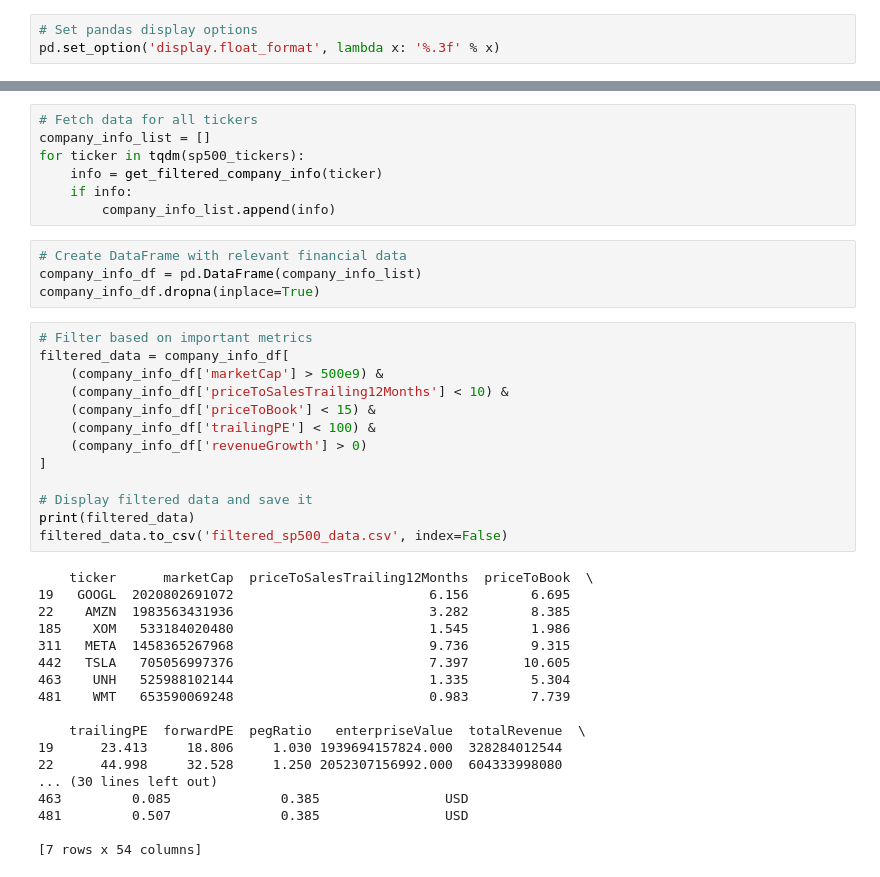
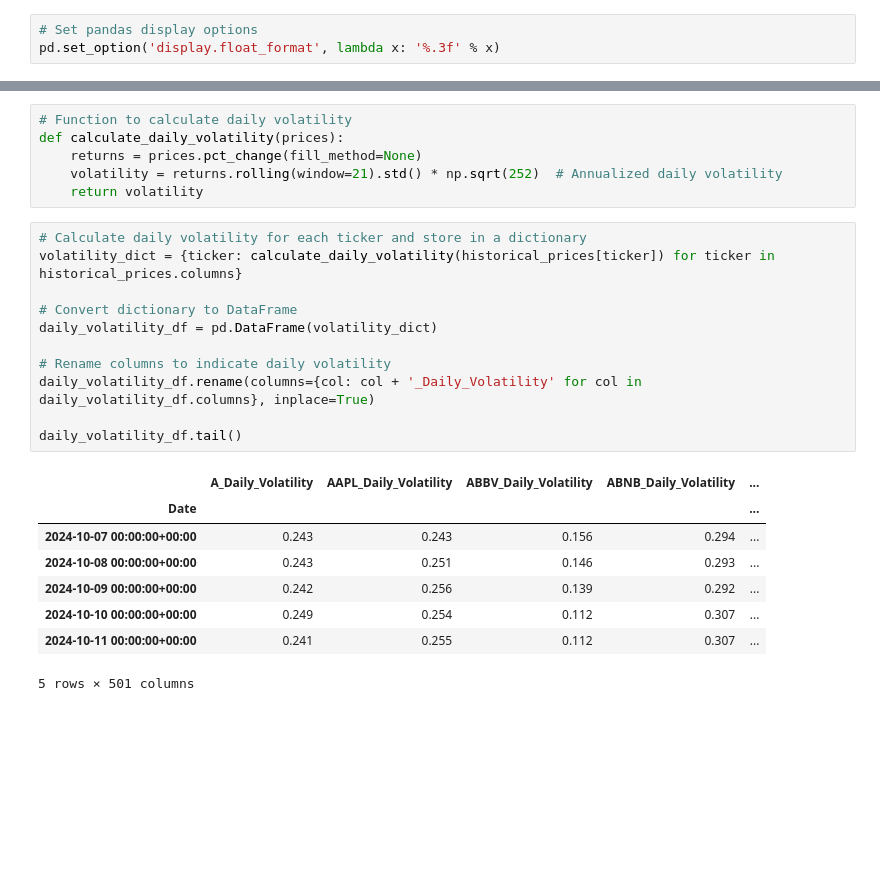
Before and after one commit to Corey-Holton/Group_project_2, a Jupyter notebook: notebooks/corey_exploration/New.ipynb, the cells around one changed output, grey strips where cells are left out. Saved outputs shown, nothing was run; the diff lists cells and outputs as text; blank space fills up the shorter version.

```diff
--- a/notebooks/corey_exploration/New.ipynb
+++ b/notebooks/corey_exploration/New.ipynb
@@ -131,42 +62,26 @@ def get_filtered_company_info(ticker):
-# %%
-# Fetch data for all tickers
-company_info_list = []
-for ticker in tqdm(sp500_tickers):
-    info = get_filtered_company_info(ticker)
-    if info:
-        company_info_list.append(info)
-# %%
-# Create DataFrame with relevant financial data
-company_info_df = pd.DataFrame(company_info_list)
-company_info_df.dropna(inplace=True)
-# %%
-# Filter based on important metrics
-filtered_data = company_info_df[
-    (company_info_df['marketCap'] > 500e9) &
-    (company_info_df['priceToSalesTrailing12Months'] < 10) &
-    (company_info_df['priceToBook'] < 15) &
-    (company_info_df['trailingPE'] < 100) &
-    (company_info_df['revenueGrowth'] > 0)
-]
-
-# Display filtered data and save it
-print(filtered_data)
-filtered_data.to_csv('filtered_sp500_data.csv', index=False)
-# %% [output]
-    ticker      marketCap  priceToSalesTrailing12Months  priceToBook  \
-19   GOOGL  2020802691072                         6.156        6.695
-22    AMZN  1983563431936                         3.282        8.385
-185    XOM   533184020480                         1.545        1.986
-311   META  1458365267968                         9.736        9.315
-442   TSLA   705056997376                         7.397       10.605
-463    UNH   525988102144                         1.335        5.304
-481    WMT   653590069248                         0.983        7.739
-
-    trailingPE  forwardPE  pegRatio   enterpriseValue  totalRevenue  \
-19      23.413     18.806     1.030 1939694157824.000  328284012544
-22      44.998     32.528     1.250 2052307156992.000  604333998080
-... (30 lines left out)
-463         0.085              0.385                USD
-481         0.507              0.385                USD
-
-[7 rows x 54 columns]
+# %%
+# Function to calculate daily volatility
+def calculate_daily_volatility(prices):
+    returns = prices.pct_change(fill_method=None)
+    volatility = returns.rolling(window=21).std() * np.sqrt(252)  # Annualized daily volatility
+    return volatility
+# %%
+# Calculate daily volatility for each ticker and store in a dictionary
+volatility_dict = {ticker: calculate_daily_volatility(historical_prices[ticker]) for ticker in historical_prices.columns}
+
+# Convert dictionary to DataFrame
+daily_volatility_df = pd.DataFrame(volatility_dict)
+
+# Rename columns to indicate daily volatility
+daily_volatility_df.rename(columns={col: col + '_Daily_Volatility' for col in daily_volatility_df.columns}, inplace=True)
+
+daily_volatility_df.tail()
+# %% [output]
+|  | A_Daily_Volatility | AAPL_Daily_Volatility | ABBV_Daily_Volatility | ABNB_Daily_Volatility | ... |
+| Date |  |  |  |  | ... |
+| 2024-10-07 00:00:00+00:00 | 0.243 | 0.243 | 0.156 | 0.294 | ... |
+| 2024-10-08 00:00:00+00:00 | 0.243 | 0.251 | 0.146 | 0.293 | ... |
+| 2024-10-09 00:00:00+00:00 | 0.242 | 0.256 | 0.139 | 0.292 | ... |
+| 2024-10-10 00:00:00+00:00 | 0.249 | 0.254 | 0.112 | 0.307 | ... |
+| 2024-10-11 00:00:00+00:00 | 0.241 | 0.255 | 0.112 | 0.307 | ... |
+5 rows × 501 columns
```
Also changed, not shown: parts of 5 cells of this notebook, 2 other files.
